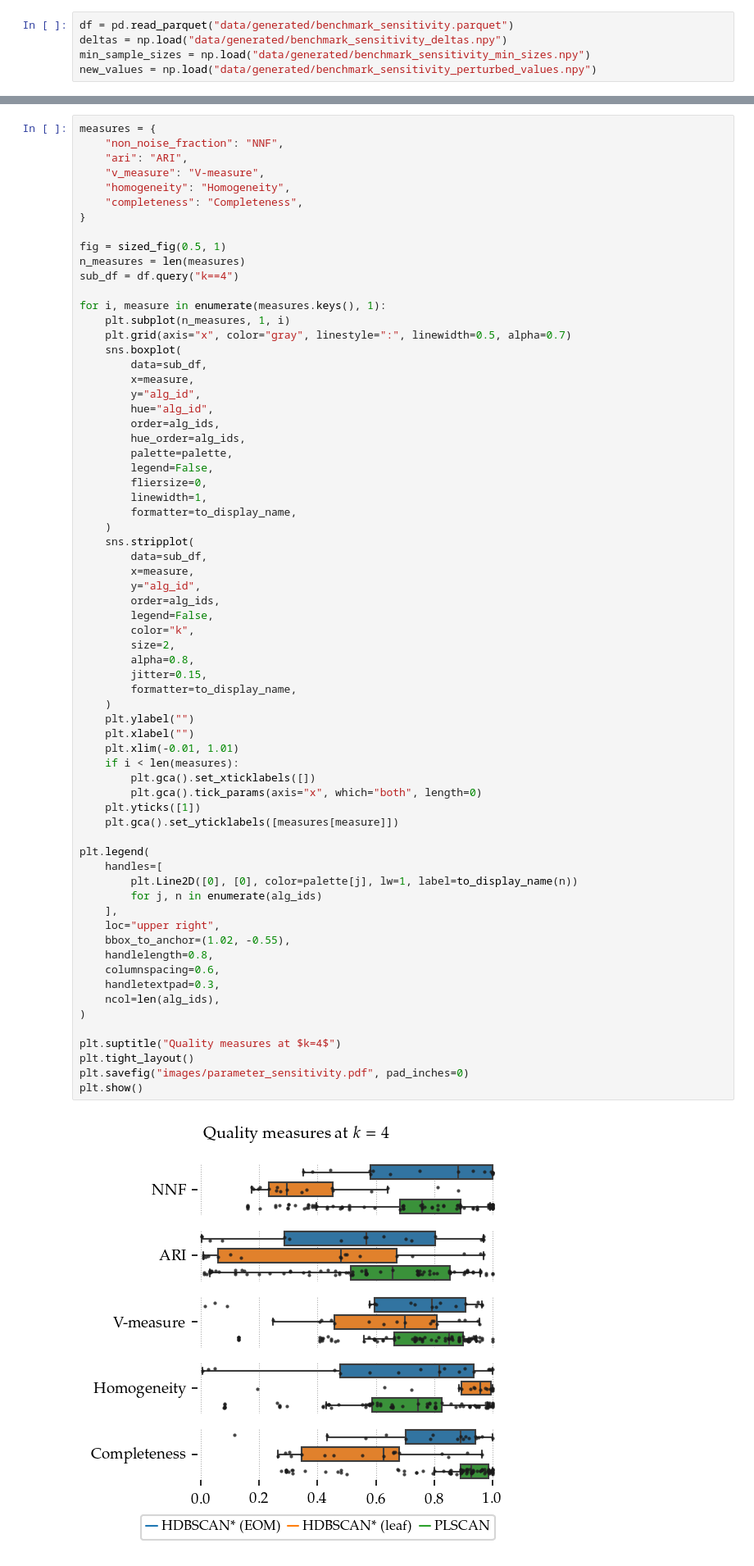
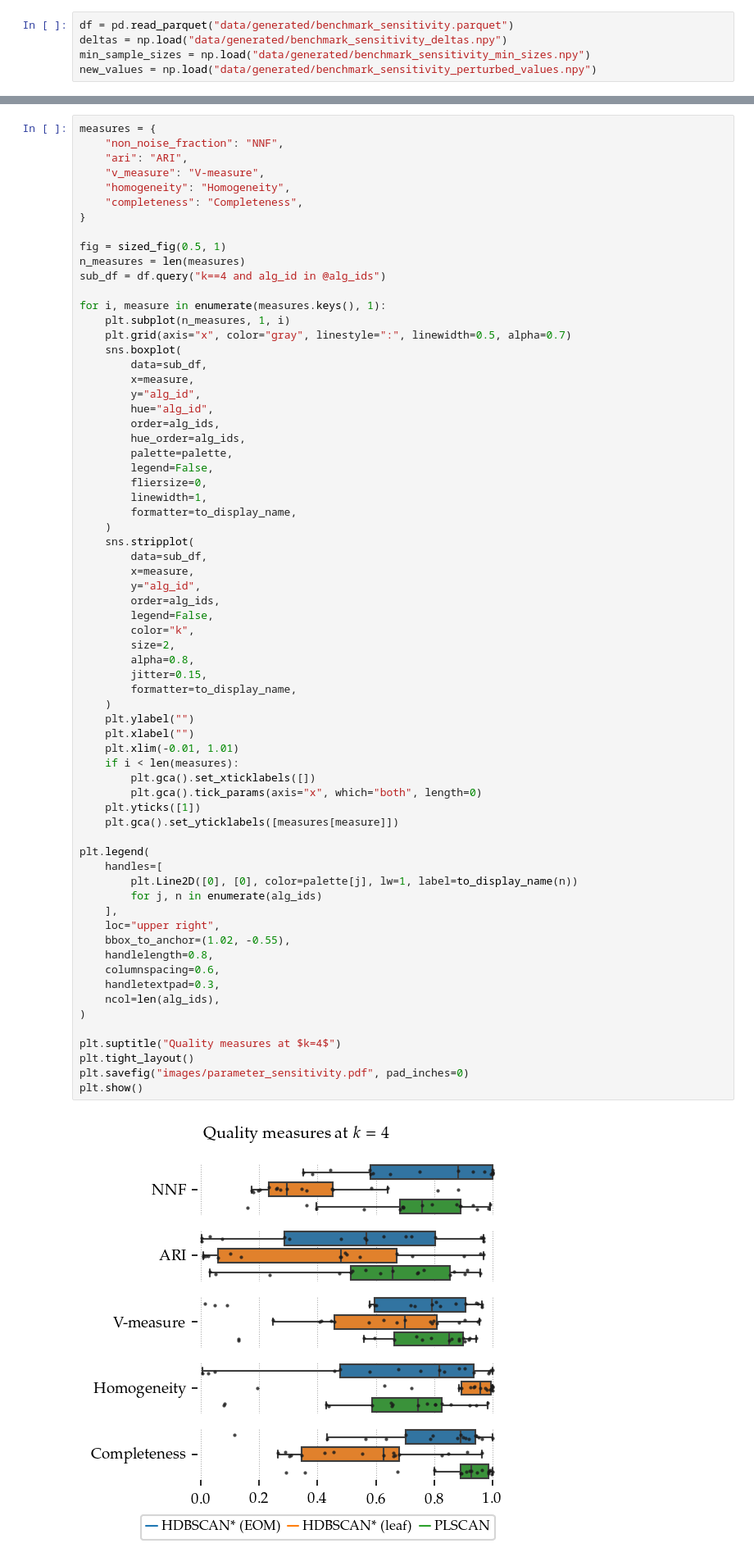
Before and after one commit to JelmerBot/fast_plscan, a Jupyter notebook: docs/_paper_figures.ipynb, the cells around one changed output, grey strips where cells are left out. Shown at 82% size. Cells and saved outputs as stored; diff of their text form.

```diff
--- a/docs/_paper_figures.ipynb
+++ b/docs/_paper_figures.ipynb
@@ -619,7 +619,7 @@ measures = {
 
 fig = sized_fig(0.5, 1)
 n_measures = len(measures)
-sub_df = df.query("k==4")
+sub_df = df.query("k==4 and alg_id in @alg_ids")
 
 for i, measure in enumerate(measures.keys(), 1):
     plt.subplot(n_measures, 1, i)
@@ -649,34 +649,34 @@ for i, measure in enumerate(measures.keys(), 1):
         jitter=0.15,
         formatter=to_display_name,
     )
     plt.ylabel("")
     plt.xlabel("")
     plt.xlim(-0.01, 1.01)
     if i < len(measures):
         plt.gca().set_xticklabels([])
         plt.gca().tick_params(axis="x", which="both", length=0)
     plt.yticks([1])
     plt.gca().set_yticklabels([measures[measure]])
 
 plt.legend(
     handles=[
         plt.Line2D([0], [0], color=palette[j], lw=1, label=to_display_name(n))
         for j, n in enumerate(alg_ids)
     ],
     loc="upper right",
     bbox_to_anchor=(1.02, -0.55),
     handlelength=0.8,
     columnspacing=0.6,
     handletextpad=0.3,
     ncol=len(alg_ids),
 )
 
 plt.suptitle("Quality measures at $k=4$")
 plt.tight_layout()
 plt.savefig("images/parameter_sensitivity.pdf", pad_inches=0)
 plt.show()
 # %% [output]
-[figure, old version]
+[figure, new version]
 # %%
 (
     sub_df.drop(columns=["data_set", "alg_config"])
```
Also changed, not shown: parts of 3 cells of this notebook, 3 other files.
